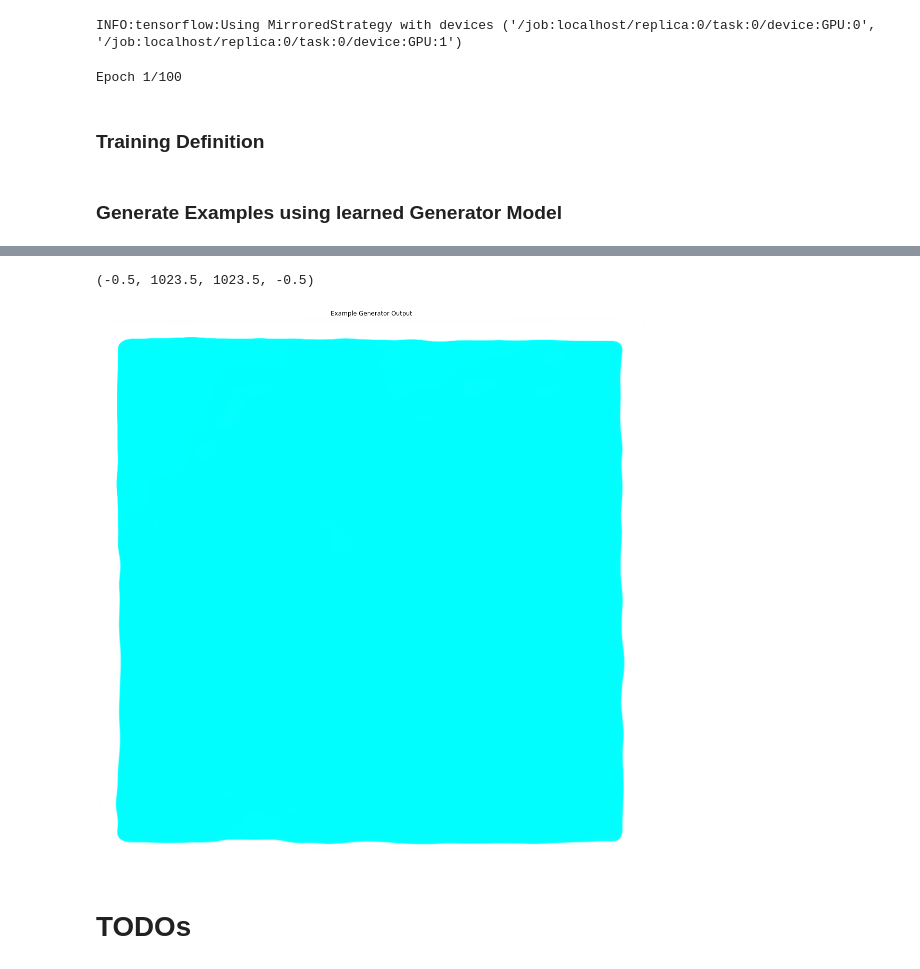
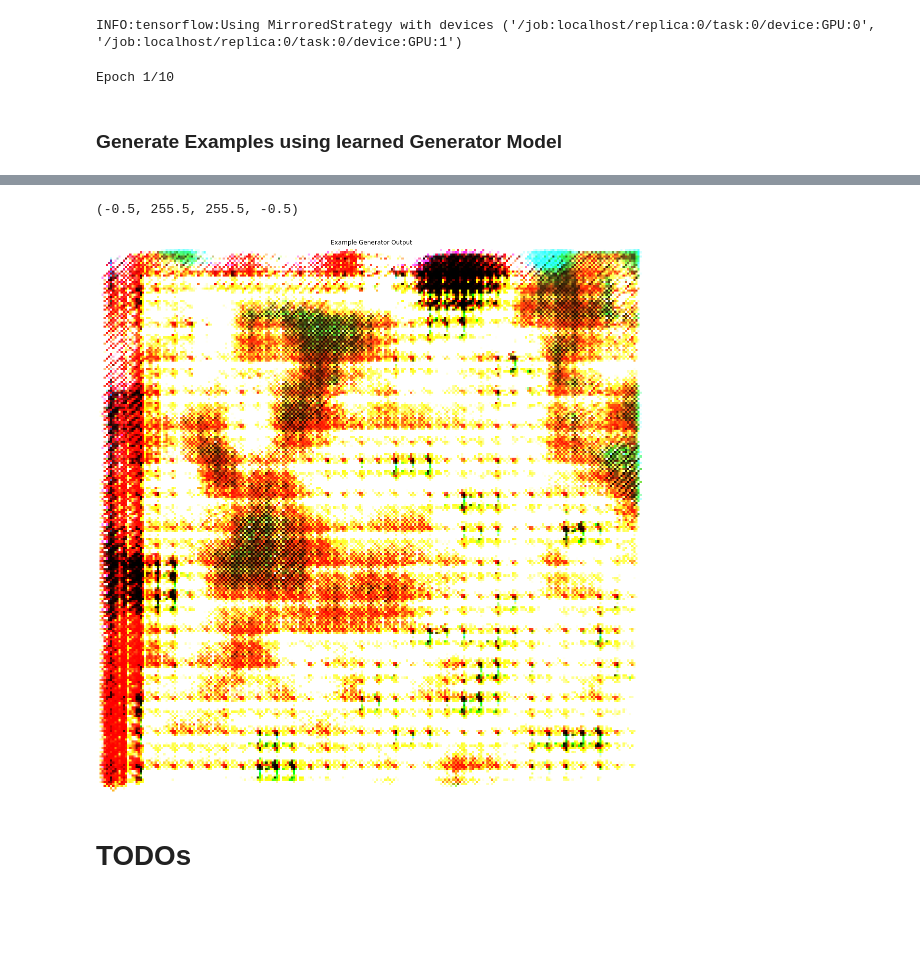
Before and after one commit to phi-0/masterthesis_gan_mapdesign, a Jupyter notebook: notebooks/V1.0/WGAN-GP-RUN01-V03.ipynb, the cells around one changed output, grey strips where cells are left out. Cells and saved outputs as stored; diff of their text form; code cells hidden in the pictures; blank space fills up the shorter version.

Commit message:
WGANGP RUN01 Full Run Attempt01

```diff
--- a/notebooks/V1.0/WGAN-GP-RUN01-V03.ipynb
+++ b/notebooks/V1.0/WGAN-GP-RUN01-V03.ipynb
@@ -50,7 +50,7 @@ print(tf.config.list_physical_devices('GPU'))
 ############### CONFIG ###################
 
 # model name
-model_name = 'dwarfgan001WGANGPR01'
+model_name = 'dwarfganWGANGPR01'
 # folder path to input files (map images)
 fpath = r'/data/input'
 # folder path to tensorboard output
@@ -64,7 +64,7 @@ EPOCHS = 1000
 BATCH_PER_EPOCH = 20
 # pre-processed (cropped) images are 1024x1024. We will later resize the images to 256x256 due to memory restrictions.
 IMAGE_SIZE = (256,256)
-BATCH_SIZE = 32
+BATCH_SIZE = 64
 CRITIC_FACTOR = 5 # number of times the critic is trained more often than the generator
 GRADIENT_PENALTY_WEIGHT = 10
 
@@ -104,7 +104,7 @@ dataset_train = tf.keras.preprocessing.image_dataset_from_directory(  fpath,
                                                                       labels=[1.] * len(imgs), # setting all labels to 1.0 (for 'real') as float32
                                                                       #label_mode=None, # yields float32 type labels
                                                                       seed=42,
-                                                                      validation_split=0.75, # due to the large number of images, we split out more into the validation set (which is not being used)
+                                                                      validation_split=0.8, # due to the large number of images, we split out more into the validation set (which is not being used)
                                                                       subset='training'
                                                                     )
 
@@ -435,8 +436,3 @@ def generator_model():
 
 
     return generator
-# %%
-critic = discriminator_model()
-generator = generator_model()
-critic.summary()
-generator.summary()
@@ -612,6 +590,7 @@ with strategy.scope():
                 img.save("generated_img_{i}_{epoch}.png".format(i=i, epoch=epoch))
             '''
 
+            # Sample generator output for num_img images
             noise = np.random.normal(0, 1, (self.num_img, self.latent_dim))
             gen_imgs = generator.predict(noise)
 
@@ -620,7 +599,7 @@ with strategy.scope():
             gen_imgs = gen_imgs.reshape((self.num_img, 256, 256, 3))
 
             # save n example images
-            for i in range(n):
+            for i in range(self.num_img):
                 fig = plt.figure(figsize=(20, 20))
                 plt.imshow(gen_imgs[i].astype('uint8'))
                 plt.title(f'Example Generator Output')
@@ -636,6 +615,21 @@ with strategy.scope():
                     #save
                     fig.savefig(f'/data/output/images/{model_name}/sample_image_epoch{epoch+1}-{i+1}.png')
                     plt.close()
+
+            # save corresponding model
+            now = datetime.datetime.now().strftime('%Y-%m-%d_%H%M%S')
+
+            if pathlib.Path(f'{out_model_dir}/{model_name}').exists():
+                #gan.save(f'{out_model_dir}/{model_name}/full-gan-{now}.h5')
+                critic.save(f'{out_model_dir}/{model_name}/critic-{now}.h5')
+                generator.save(f'{out_model_dir}/{model_name}/generator-{now}.h5')
+            else:
+                #make dir
+                os.mkdir(f'{out_model_dir}/{model_name}')
+                #write
+                #gan.save(f'{out_model_dir}/{model_name}/full-gan-{now}.h5')
+                critic.save(f'{out_model_dir}/{model_name}/critic-{now}.h5')
+                generator.save(f'{out_model_dir}/{model_name}/generator-{now}.h5')
 
 
     # Instantiate the optimizer for both networks
@@ -670,6 +664,7 @@ with strategy.scope():
         generator=generator,
         latent_dim=LATENT_DIM,
         critic_extra_steps=CRITIC_FACTOR,
+        gp_weight=GRADIENT_PENALTY_WEIGHT
     )
 
     # Compile the WGAN model.
@@ -683,8 +678,7 @@ with strategy.scope():
 INFO:tensorflow:Using MirroredStrategy with devices ('/job:localhost/replica:0/task:0/device:GPU:0', '/job:localhost/replica:0/task:0/device:GPU:1')
 # %%
 # Start training the model.
-wgan.fit(train_ds, batch_size=BATCH_SIZE, epochs=100, callbacks=[cbk])
+# Due to large number of examples per (with 80% of total samples still 100k+) the number of steps/batches per epoch may be limited to 1000
+wgan.fit(train_ds, batch_size=BATCH_SIZE, epochs=10, callbacks=[cbk]) #, steps_per_epoch=1000
 # %% [output]
-Epoch 1/100
+Epoch 1/10
-# %% [markdown]
-### Training Definition
@@ -827,19 +686,19 @@ def sample_img(epoch, n):
 ### Generate Examples using learned Generator Model
 # %%
 # load generator
-
+'''
 generator.compile(optimizer=Adam(lr=0.0008), # per Foster, 2017 RMSprop(lr=0.0008)
                           loss=binary_crossentropy,
                           metrics=['accuracy'])
 generator = tf.keras.models.load_model('/data/output/models/generator-2021-03-04_093146')
-
+'''
 # generate new example of learned representation in latent space
 noise = np.random.normal(0, 1, (1, 100))
 res = generator.predict(noise)
 
 # reinstate scale of pixel values to [0:1] and reshape
-res = 0.5 * (res + 1)
-res = res.reshape((1024, 1024, 3))
+res = res + 0.5 #0.5 * (res + 1)
+res = res.reshape((256, 256, 3))
 
 # Visualize result
 plt.figure(figsize=(20, 20))
@@ -852,5 +710,5 @@ WARNING:tensorflow:7 out of the last 7 calls to <function Model.make_predict_fun
-(-0.5, 1023.5, 1023.5, -0.5)
+(-0.5, 255.5, 255.5, -0.5)
-[figure, old version]
+[figure, new version]
 # %% [markdown]
 # TODOs
 # %% [markdown]
```
Also changed, not shown: parts of 6 cells of this notebook.
